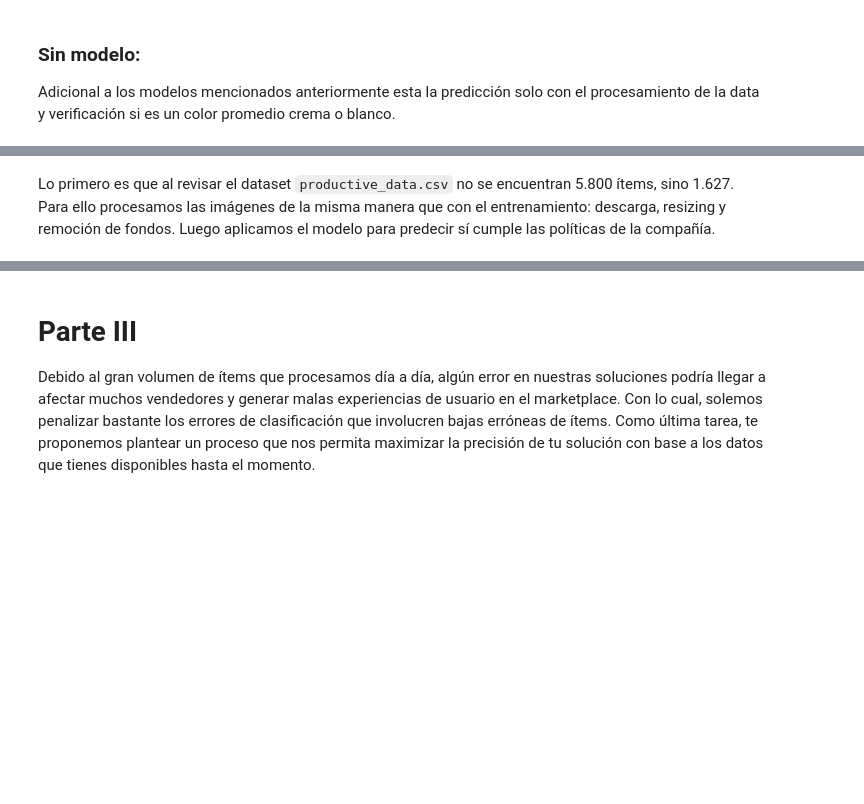
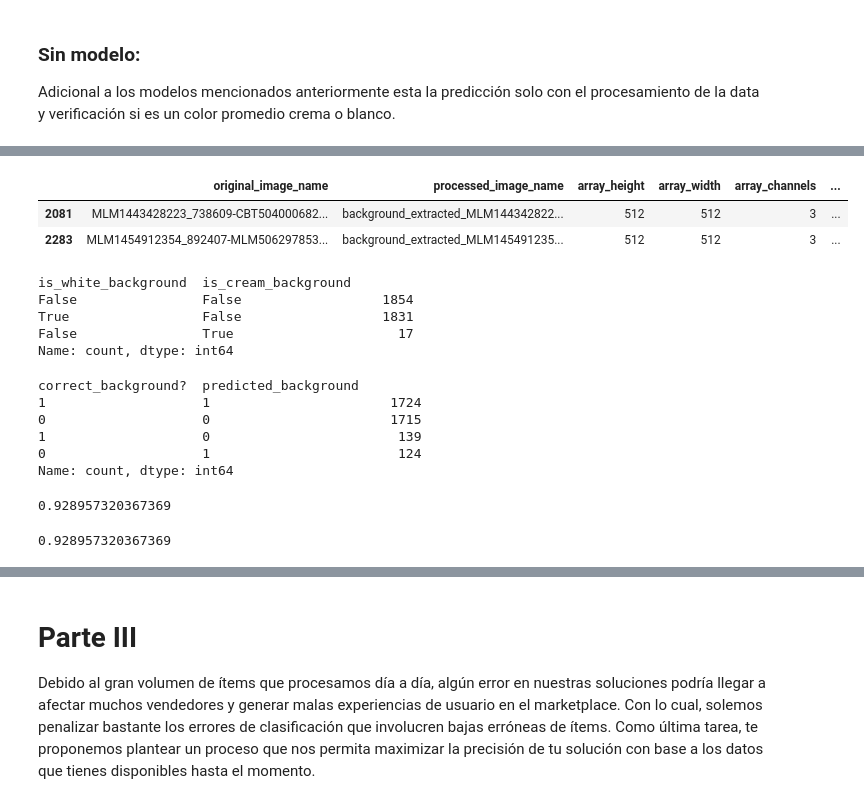
Before and after one commit to jucasamesa/prueba_tecnica_cvc, a Jupyter notebook: image-classification-app/notebooks/prueba_tecnica_cvc.ipynb, the cells around one changed output, grey strips where cells are left out. Cells and saved outputs as stored; diff of their text form; code cells hidden in the pictures; blank space fills up the shorter version.

```diff
--- a/image-classification-app/notebooks/prueba_tecnica_cvc.ipynb
+++ b/image-classification-app/notebooks/prueba_tecnica_cvc.ipynb
@@ -780,2 +850,14 @@ Con el fin de evaluar la solución, se nos hace llegar un nuevo dataset (`produc
-# %% [markdown]
-Lo primero es que al revisar el dataset `productive_data.csv` no se encuentran 5.800 ítems, sino 1.627. Para ello procesamos las imágenes de la misma manera que con el entrenamiento: descarga, resizing y remoción de fondos. Luego aplicamos el modelo para predecir sí cumple las políticas de la compañía.
+# %%
+train_processed.sample(2)
+# %% [output]
+|  | original_image_name | processed_image_name | array_height | array_width | array_channels | ... |
+| 2081 | MLM1443428223_738609-CBT504000682... | background_extracted_MLM144342822... | 512 | 512 | 3 | ... |
+| 2283 | MLM1454912354_892407-MLM506297853... | background_extracted_MLM145491235... | 512 | 512 | 3 | ... |
+# %%
+train_processed[['is_white_background','is_cream_background']].value_counts()
+# %% [output]
+is_white_background  is_cream_background
+False                False                  1854
+True                 False                  1831
+False                True                     17
+Name: count, dtype: int64
@@ -781,0 +866,17 @@ Lo primero es que al revisar el dataset `productive_data.csv` no se encuentran 5
+# %%
+train_processed[['correct_background?','predicted_background']].value_counts()
+# %% [output]
+correct_background?  predicted_background
+1                    1                       1724
+0                    0                       1715
+1                    0                        139
+0                    1                        124
+Name: count, dtype: int64
+# %%
+f1_score(train_processed['correct_background?'], train_processed['predicted_background'], average='micro')
+# %% [output]
+0.928957320367369
+# %%
+precision_score(train_processed['correct_background?'], train_processed['predicted_background'], average='micro')
+# %% [output]
+0.928957320367369
```
Also changed, not shown: parts of 58 cells of this notebook, 14 other files.
